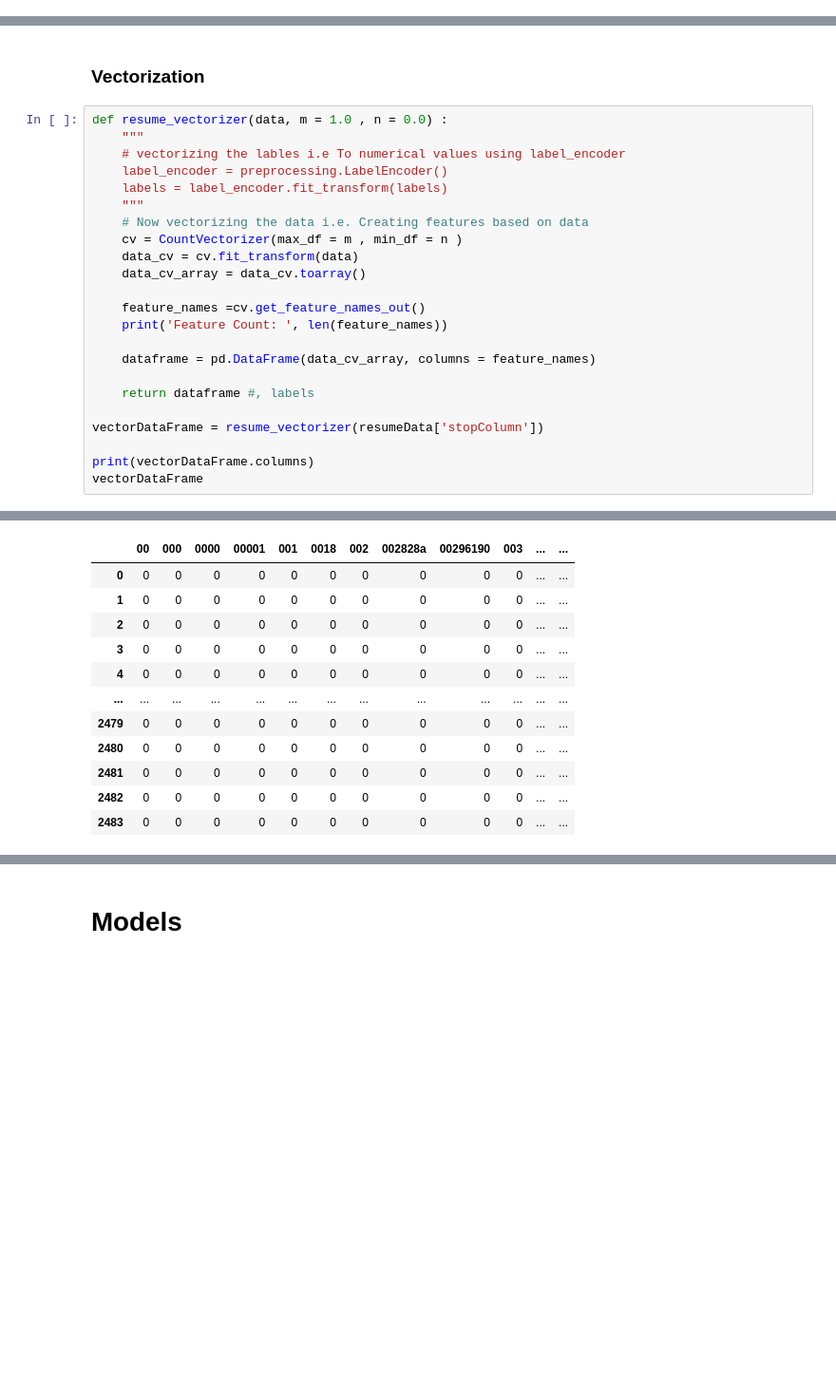
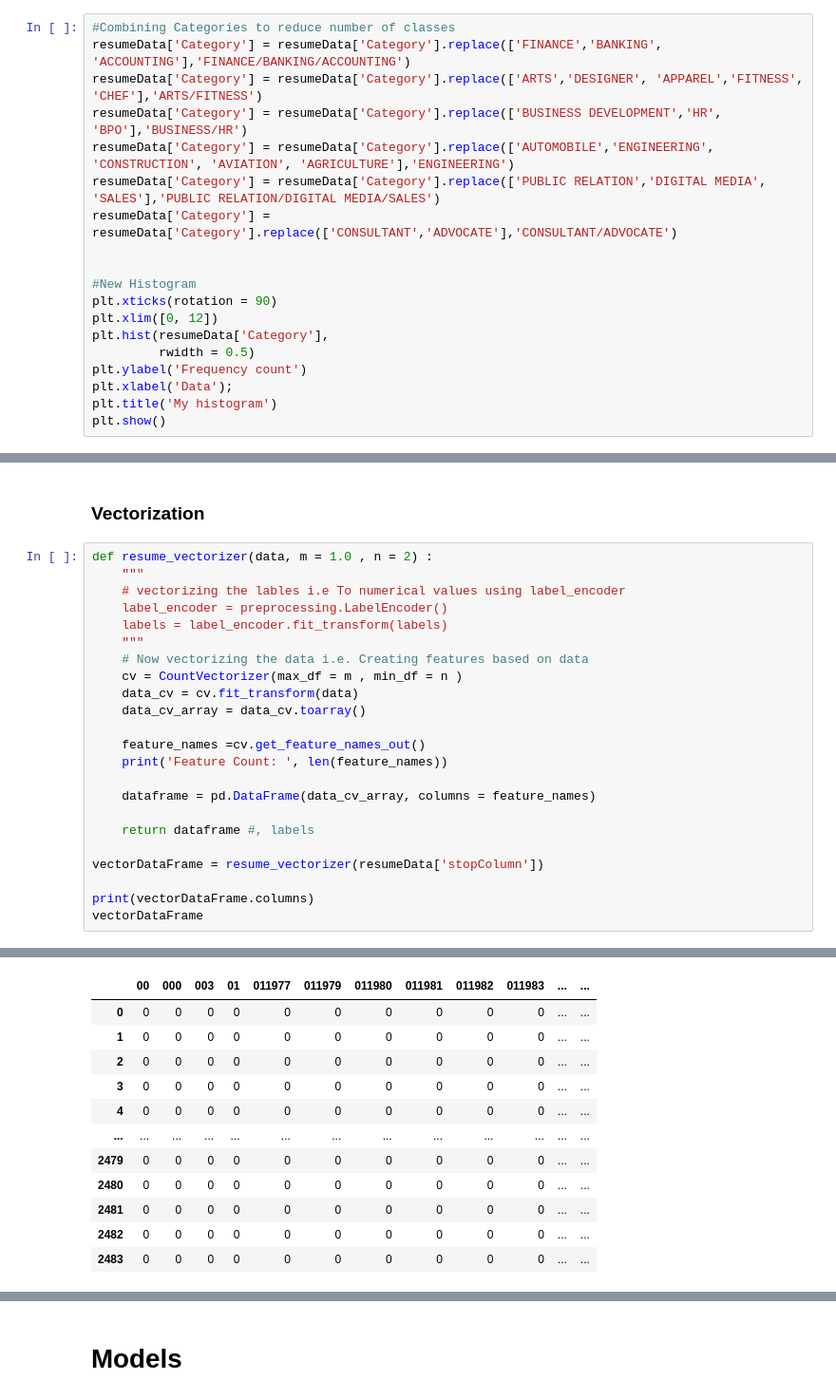
Before and after one commit to UTD-AIS-Mentorship/Resume-Grading-and-Job-Recommendation-Fall-22, a Jupyter notebook: ResumeClassification/ResumeTypeClassifcation.ipynb, the cells around one changed output, grey strips where cells are left out. Shown: that part at 95% size. Drawn from its saved outputs; the diff is of its cells as text; blank space fills up the shorter version.

Commit message:
Combined Resume Categories

```diff
--- a/ResumeClassification/ResumeTypeClassifcation.ipynb
+++ b/ResumeClassification/ResumeTypeClassifcation.ipynb
@@ -62,0 +65,19 @@ resumeData
+# %%
+#Combining Categories to reduce number of classes
+resumeData['Category'] = resumeData['Category'].replace(['FINANCE','BANKING', 'ACCOUNTING'],'FINANCE/BANKING/ACCOUNTING')
+resumeData['Category'] = resumeData['Category'].replace(['ARTS','DESIGNER', 'APPAREL','FITNESS', 'CHEF'],'ARTS/FITNESS')
+resumeData['Category'] = resumeData['Category'].replace(['BUSINESS DEVELOPMENT','HR', 'BPO'],'BUSINESS/HR')
+resumeData['Category'] = resumeData['Category'].replace(['AUTOMOBILE','ENGINEERING', 'CONSTRUCTION', 'AVIATION', 'AGRICULTURE'],'ENGINEERING')
+resumeData['Category'] = resumeData['Category'].replace(['PUBLIC RELATION','DIGITAL MEDIA', 'SALES'],'PUBLIC RELATION/DIGITAL MEDIA/SALES')
+resumeData['Category'] = resumeData['Category'].replace(['CONSULTANT','ADVOCATE'],'CONSULTANT/ADVOCATE')
+
+
+#New Histogram
+plt.xticks(rotation = 90)
+plt.xlim([0, 12])
+plt.hist(resumeData['Category'],
+         rwidth = 0.5)
+plt.ylabel('Frequency count')
+plt.xlabel('Data');
+plt.title('My histogram')
+plt.show()
@@ -101,7 +124,7 @@ resumeData
 # %% [markdown]
 ### Vectorization
 # %%
-def resume_vectorizer(data, m = 1.0 , n = 0.0) :
+def resume_vectorizer(data, m = 1.0 , n = 2) :
     """
     # vectorizing the lables i.e To numerical values using label_encoder
     label_encoder = preprocessing.LabelEncoder()
@@ -134,4 +157,4 @@ Index(['00', '000', '0000', '00001', '001', '0018', '002', '002828a',
-|  | 00 | 000 | 0000 | 00001 | 001 | 0018 | 002 | 002828a | 00296190 | 003 | ... | ... |
+|  | 00 | 000 | 003 | 01 | 011977 | 011979 | 011980 | 011981 | 011982 | 011983 | ... | ... |
 | 0 | 0 | 0 | 0 | 0 | 0 | 0 | 0 | 0 | 0 | 0 | ... | ... |
 | 1 | 0 | 0 | 0 | 0 | 0 | 0 | 0 | 0 | 0 | 0 | ... | ... |
 | 2 | 0 | 0 | 0 | 0 | 0 | 0 | 0 | 0 | 0 | 0 | ... | ... |
```
Also changed, not shown: parts of 4 cells of this notebook.
